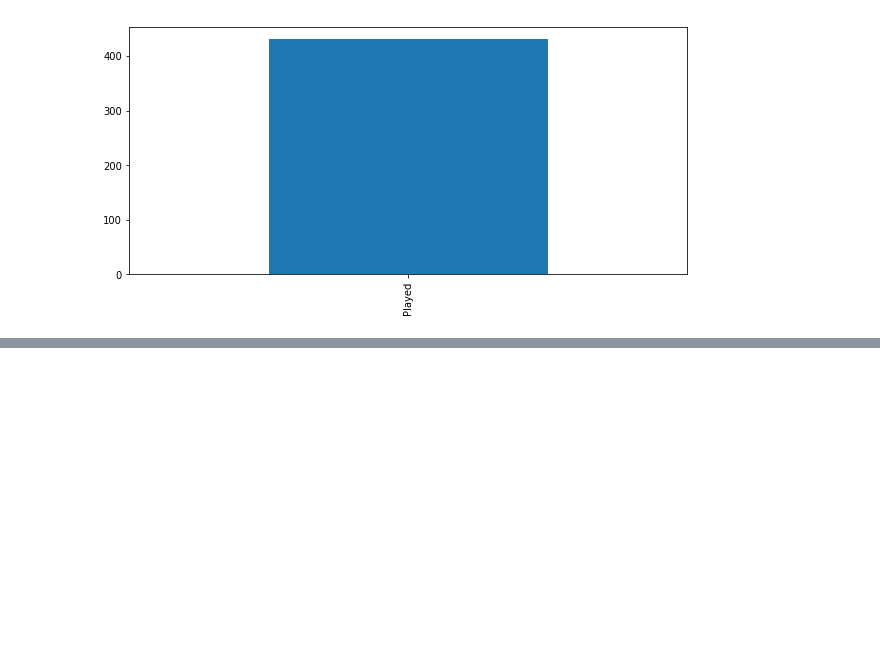
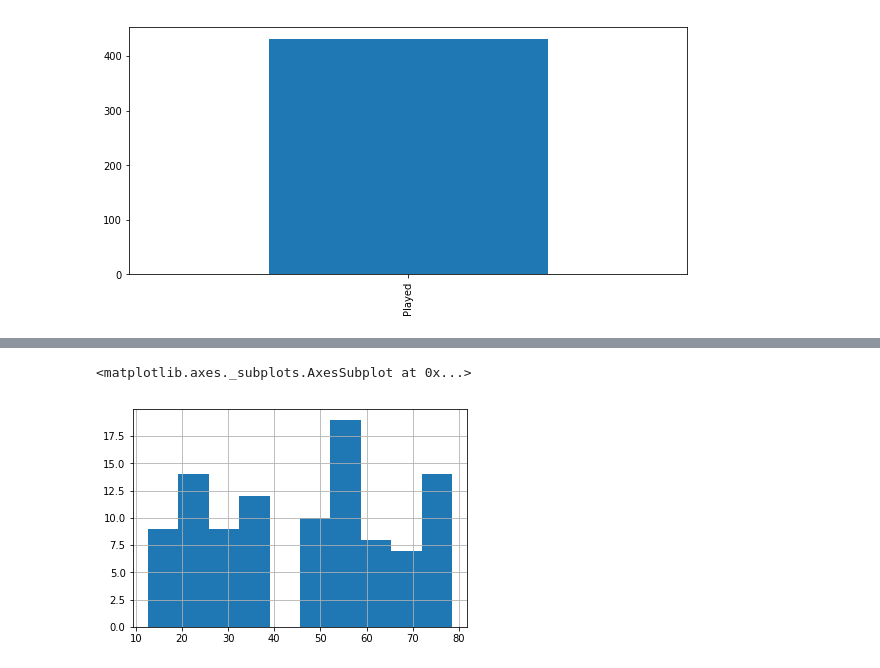
Before and after one commit to magemma/soccer-prediction, a Jupyter notebook: src/newsha_visualization.ipynb, the cells around one changed output, grey strips where cells are left out. Drawn from its saved outputs; the diff is of its cells as text; code cells hidden in the pictures; blank space fills up the shorter version.

Commit message:
Add Histogram of Some Variables in Results Collection
- Plot newly added features of results.
- Check for null values in results fields.

```diff
--- a/src/newsha_visualization.ipynb
+++ b/src/newsha_visualization.ipynb
@@ -17,5 +17,5 @@ matches_collection = db.matches
 matches = pd.DataFrame(list(matches_collection.find()))
 events_collection = db.events
 events = pd.DataFrame(list(events_collection.find()))
-results_collection = db.result
+results_collection = db.results
 results = pd.DataFrame(list(results_collection.find()))
@@ -181,0 +210,5 @@ matches['status'].value_counts().plot(kind='bar')
+# %%
+results['meanPlayerOverall'].hist()
+# %% [output]
+<matplotlib.axes._subplots.AxesSubplot at 0x...>
+[figure, added]
```
Also changed, not shown: parts of 20 cells of this notebook, 1 other file.
